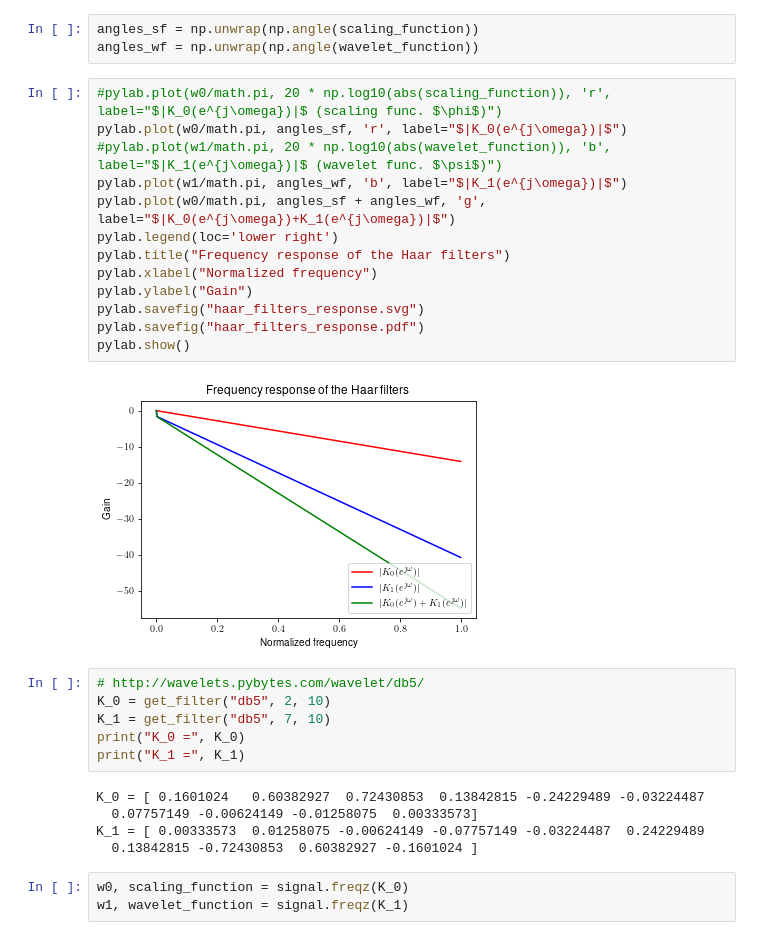
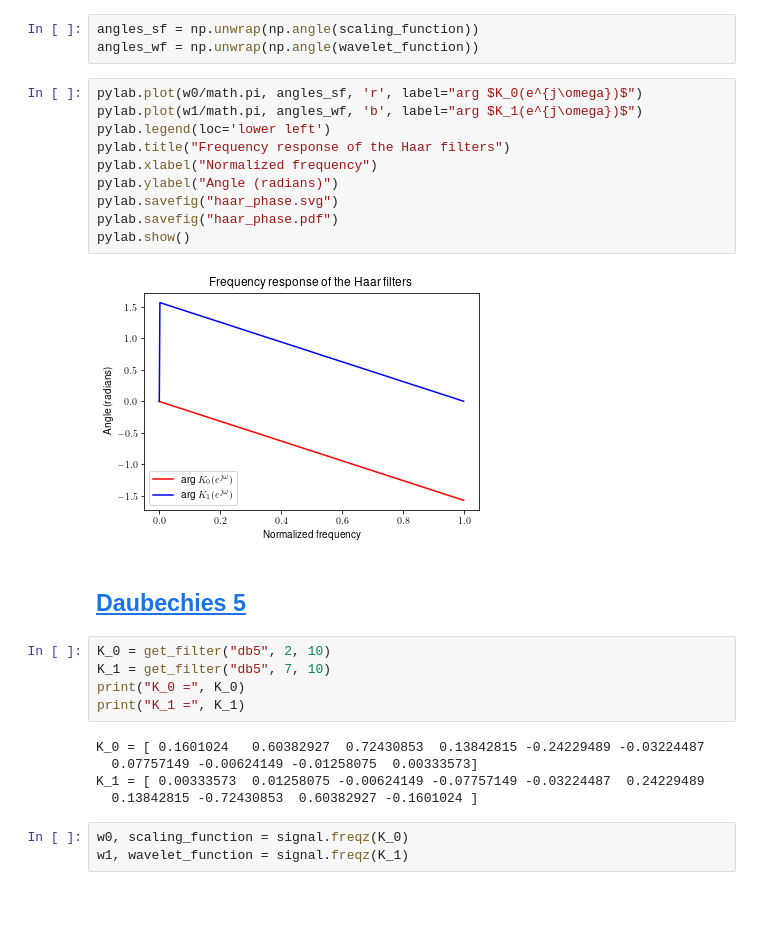
Before and after one commit to Sistemas-Multimedia/Sistemas-Multimedia.github.io, a Jupyter notebook: study_guide/DWT/Haar.ipynb, the cells around one changed output. Drawn from its saved outputs; the diff is of its cells as text; blank space fills up the shorter version.

```diff
--- a/study_guide/DWT/Haar.ipynb
+++ b/study_guide/DWT/Haar.ipynb
@@ -54,22 +54,20 @@ pylab.show()
 angles_sf = np.unwrap(np.angle(scaling_function))
 angles_wf = np.unwrap(np.angle(wavelet_function))
 # %%
-#pylab.plot(w0/math.pi, 20 * np.log10(abs(scaling_function)), 'r', label="$|K_0(e^{j\omega})|$ (scaling func. $\phi$)")
-pylab.plot(w0/math.pi, angles_sf, 'r', label="$|K_0(e^{j\omega})|$")
-#pylab.plot(w1/math.pi, 20 * np.log10(abs(wavelet_function)), 'b', label="$|K_1(e^{j\omega})|$ (wavelet func. $\psi$)")
-pylab.plot(w1/math.pi, angles_wf, 'b', label="$|K_1(e^{j\omega})|$")
-pylab.plot(w0/math.pi, angles_sf + angles_wf, 'g', label="$|K_0(e^{j\omega})+K_1(e^{j\omega})|$")
-pylab.legend(loc='lower right')
+pylab.plot(w0/math.pi, angles_sf, 'r', label="arg $K_0(e^{j\omega})$")
+pylab.plot(w1/math.pi, angles_wf, 'b', label="arg $K_1(e^{j\omega})$")
+pylab.legend(loc='lower left')
 pylab.title("Frequency response of the Haar filters")
 pylab.xlabel("Normalized frequency")
-pylab.ylabel("Gain")
-pylab.savefig("haar_filters_response.svg")
-pylab.savefig("haar_filters_response.pdf")
+pylab.ylabel("Angle (radians)")
+pylab.savefig("haar_phase.svg")
+pylab.savefig("haar_phase.pdf")
 pylab.show()
 # %% [output]
-[figure, old version]
+[figure, new version]
+# %% [markdown]
+## [Daubechies 5](http://wavelets.pybytes.com/wavelet/db5/)
 # %%
-# http://wavelets.pybytes.com/wavelet/db5/
 K_0 = get_filter("db5", 2, 10)
 K_1 = get_filter("db5", 7, 10)
 print("K_0 =", K_0)
```
Also changed, not shown: parts of 22 cells of this notebook, 1 other file.
